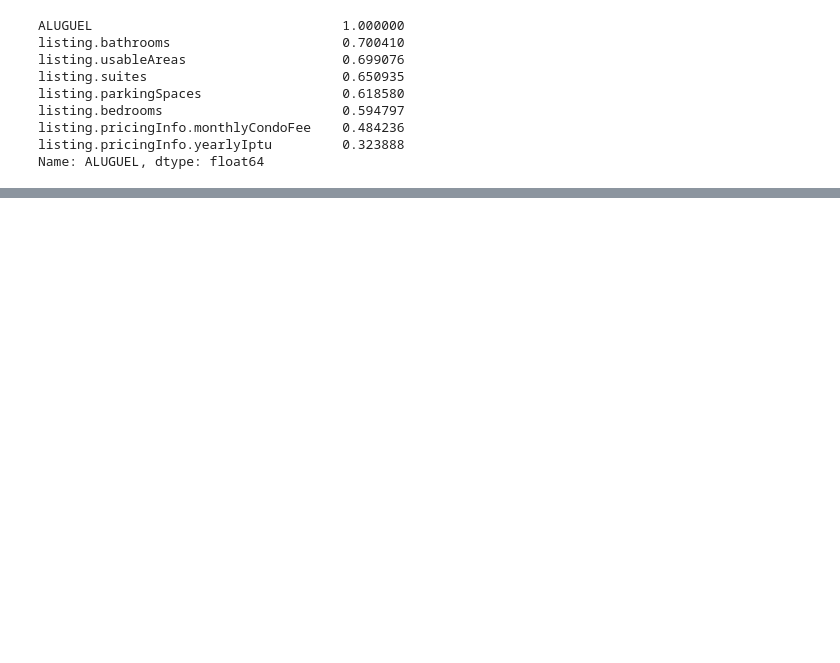
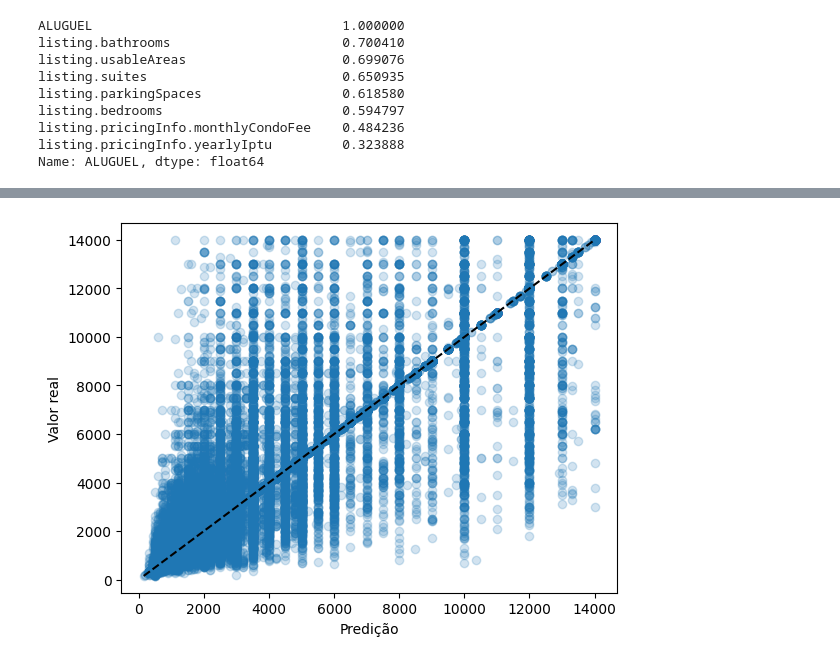
Before and after one commit to gllherme/imoveis-icd, a Jupyter notebook: trabalho2.ipynb, the cells around one changed output, grey strips where cells are left out. Saved outputs shown, nothing was run; the diff lists cells and outputs as text; code cells hidden in the pictures; blank space fills up the shorter version.

```diff
--- a/trabalho2.ipynb
+++ b/trabalho2.ipynb
@@ -1076,0 +1192,4 @@ Name: ALUGUEL, dtype: float64
+# %%
+linear_prediction_plot(data_predictions, data_labels)
+# %% [output]
+[figure, added]
```
Also changed, not shown: parts of 28 cells of this notebook.
